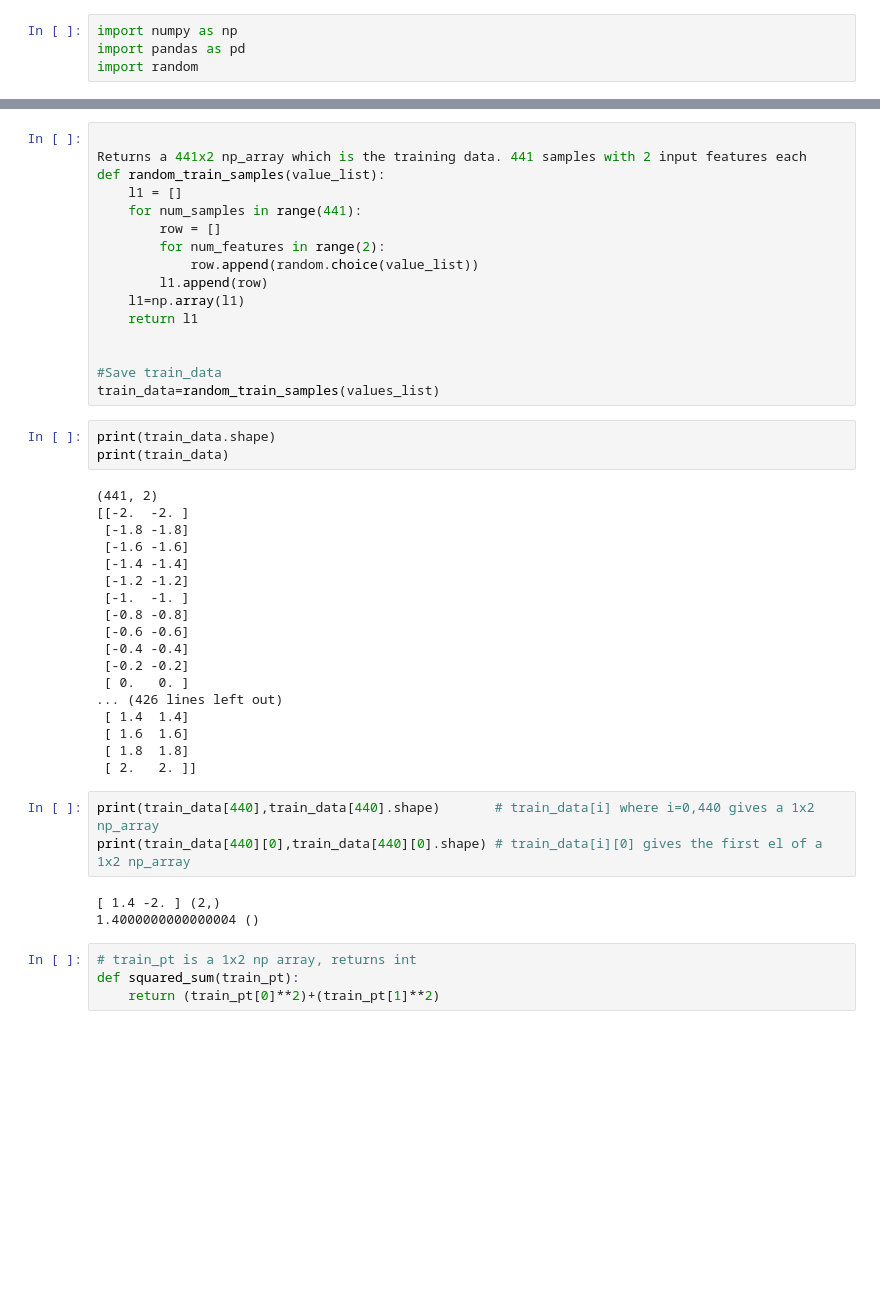
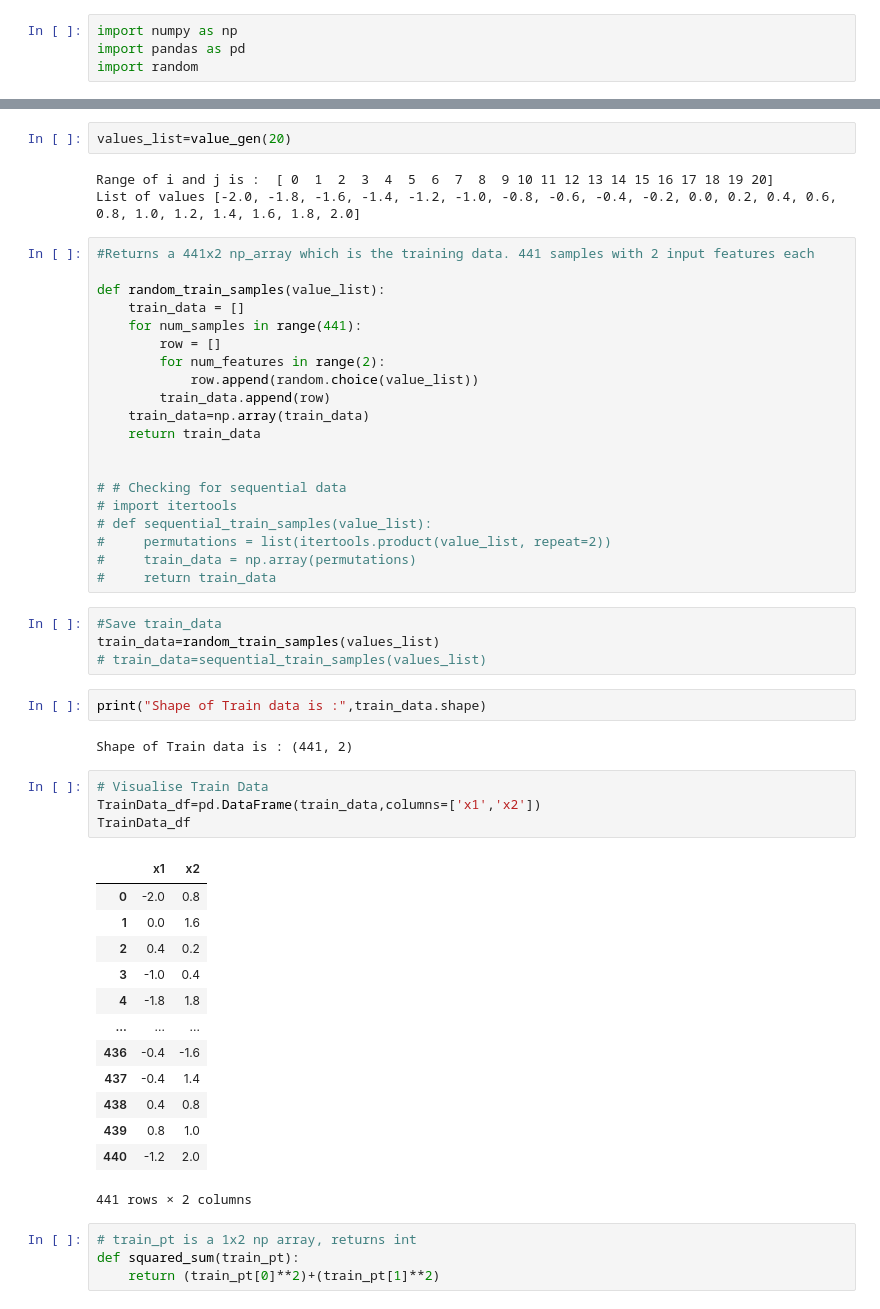
Before and after one commit to ursuladas/RBF_Network, a Jupyter notebook: A1_Q2.ipynb, the cells around one changed output, grey strips where cells are left out. Cells and saved outputs as stored; diff of their text form; blank space fills up the shorter version.

```diff
--- a/A1_Q2.ipynb
+++ b/A1_Q2.ipynb
@@ -48,46 +42,54 @@ Range of i and j is :  [ 0  1  2  3  4  5  6  7  8  9 10 11 12 13 14 15 16 17 18
+# %%
+values_list=value_gen(20)
+# %% [output]
+Range of i and j is :  [ 0  1  2  3  4  5  6  7  8  9 10 11 12 13 14 15 16 17 18 19 20]
+List of values [-2.0, -1.8, -1.6, -1.4, -1.2, -1.0, -0.8, -0.6, -0.4, -0.2, 0.0, 0.2, 0.4, 0.6, 0.8, 1.0, 1.2, 1.4, 1.6, 1.8, 2.0]
 # %%
+#Returns a 441x2 np_array which is the training data. 441 samples with 2 input features each
 
-Returns a 441x2 np_array which is the training data. 441 samples with 2 input features each
 def random_train_samples(value_list):
-    l1 = []
+    train_data = []
     for num_samples in range(441):
         row = []
         for num_features in range(2):
             row.append(random.choice(value_list))
-        l1.append(row)
-    l1=np.array(l1)
-    return l1
+        train_data.append(row)
+    train_data=np.array(train_data)
+    return train_data
 
 
-#Save train_data
-train_data=random_train_samples(values_list)
+# # Checking for sequential data
+# import itertools
+# def sequential_train_samples(value_list):
+#     permutations = list(itertools.product(value_list, repeat=2))
+#     train_data = np.array(permutations)
+#     return train_data
+# %%
+#Save train_data
+train_data=random_train_samples(values_list)
+# train_data=sequential_train_samples(values_list)
 # %%
-print(train_data.shape)
-print(train_data)
+print("Shape of Train data is :",train_data.shape)
 # %% [output]
-(441, 2)
-[[-2.  -2. ]
- [-1.8 -1.8]
- [-1.6 -1.6]
- [-1.4 -1.4]
- [-1.2 -1.2]
- [-1.  -1. ]
- [-0.8 -0.8]
- [-0.6 -0.6]
- [-0.4 -0.4]
- [-0.2 -0.2]
- [ 0.   0. ]
-... (426 lines left out)
- [ 1.4  1.4]
- [ 1.6  1.6]
- [ 1.8  1.8]
- [ 2.   2. ]]
+Shape of Train data is : (441, 2)
-# %%
-print(train_data[440],train_data[440].shape)       # train_data[i] where i=0,440 gives a 1x2 np_array
-print(train_data[440][0],train_data[440][0].shape) # train_data[i][0] gives the first el of a 1x2 np_array
-# %% [output]
-[ 1.4 -2. ] (2,)
-1.4000000000000004 ()
+# %%
+# Visualise Train Data
+TrainData_df=pd.DataFrame(train_data,columns=['x1','x2'])
+TrainData_df
+# %% [output]
+|  | x1 | x2 |
+| 0 | -2.0 | 0.8 |
+| 1 | 0.0 | 1.6 |
+| 2 | 0.4 | 0.2 |
+| 3 | -1.0 | 0.4 |
+| 4 | -1.8 | 1.8 |
+| ... | ... | ... |
+| 436 | -0.4 | -1.6 |
+| 437 | -0.4 | 1.4 |
+| 438 | 0.4 | 0.8 |
+| 439 | 0.8 | 1.0 |
+| 440 | -1.2 | 2.0 |
+441 rows × 2 columns
 # %%
 # train_pt is a 1x2 np array, returns int
 def squared_sum(train_pt):
```
Also changed, not shown: parts of 16 cells of this notebook.
